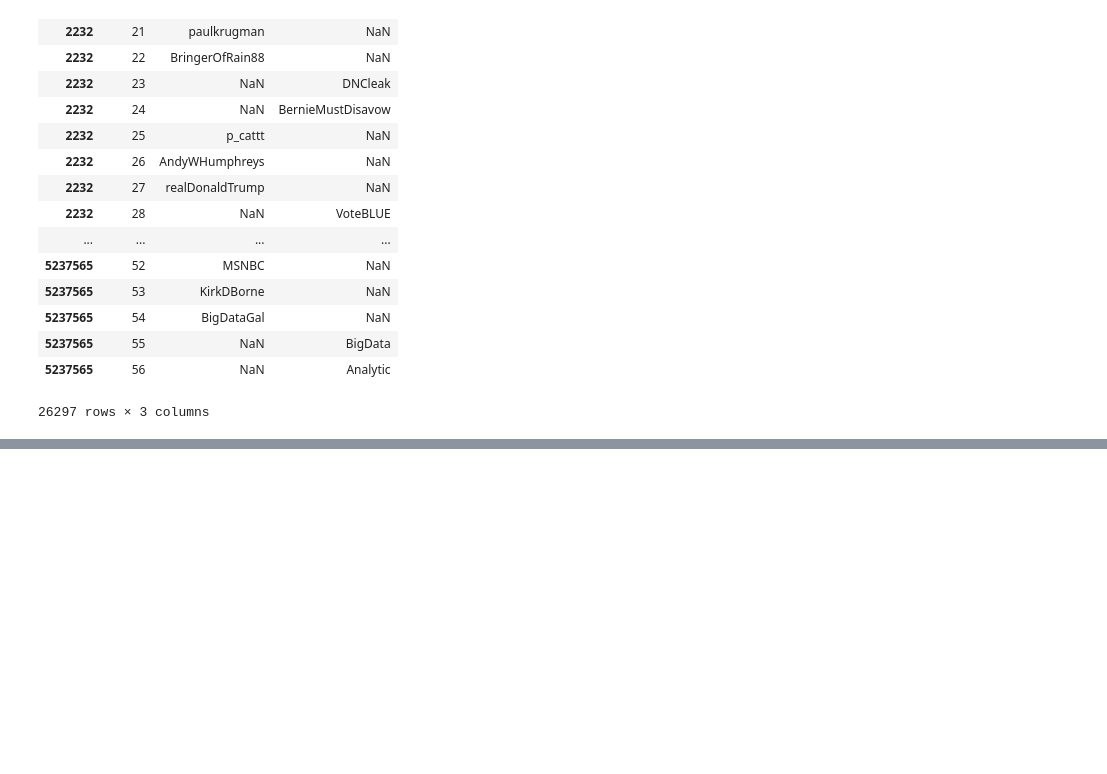
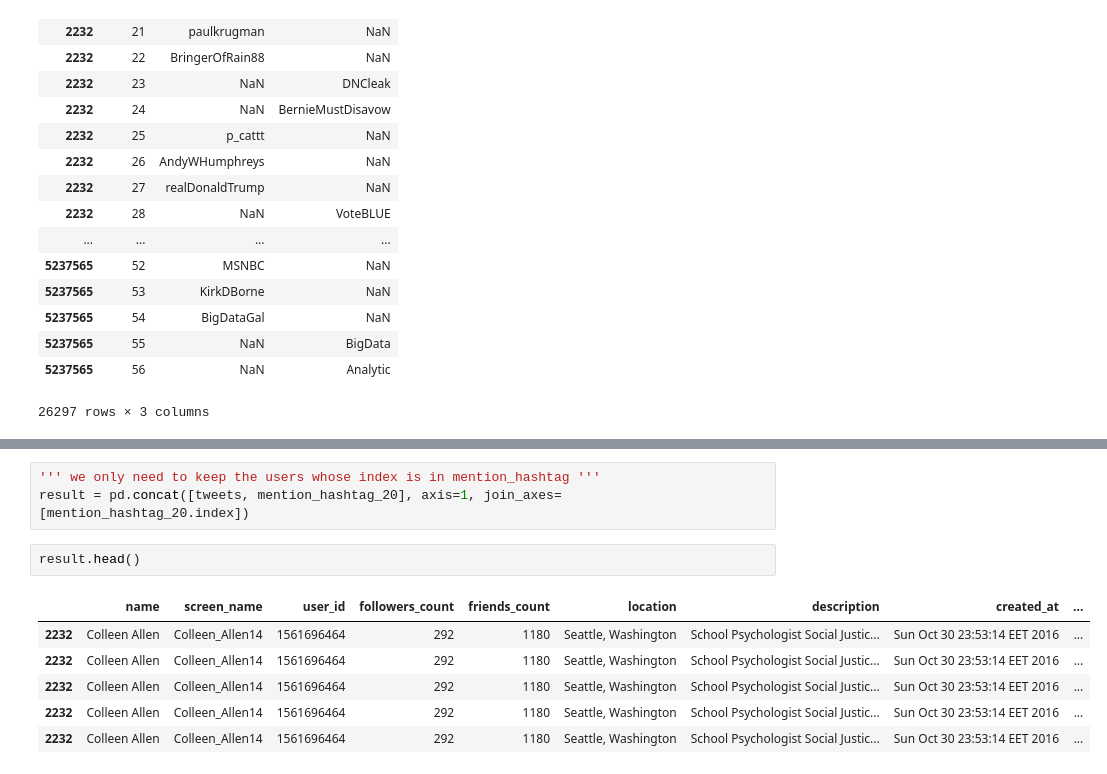
Before and after one commit to aaronenberg/clinton-trump-followers, a Jupyter notebook: csc177-project1.ipynb, the cells around one changed output, grey strips where cells are left out. Drawn from its saved outputs; the diff is of its cells as text; blank space fills up the shorter version.

```diff
--- a/csc177-project1.ipynb
+++ b/csc177-project1.ipynb
@@ -186 +185,13 @@ count_hashtags.query("count >= 19")
 6245 rows × 2 columns
+# %%
+''' we only need to keep the users whose index is in mention_hashtag '''
+result = pd.concat([tweets, mention_hashtag_20], axis=1, join_axes=[mention_hashtag_20.index])
+# %%
+result.head()
+# %% [output]
+|  | name | screen_name | user_id | followers_count | friends_count | location | description | created_at | ... |
+| 2232 | Colleen Allen | Colleen_Allen14 | 1561696464 | 292 | 1180 | Seattle, Washington | School Psychologist Social Justic... | Sun Oct 30 23:53:14 EET 2016 | ... |
+| 2232 | Colleen Allen | Colleen_Allen14 | 1561696464 | 292 | 1180 | Seattle, Washington | School Psychologist Social Justic... | Sun Oct 30 23:53:14 EET 2016 | ... |
+| 2232 | Colleen Allen | Colleen_Allen14 | 1561696464 | 292 | 1180 | Seattle, Washington | School Psychologist Social Justic... | Sun Oct 30 23:53:14 EET 2016 | ... |
+| 2232 | Colleen Allen | Colleen_Allen14 | 1561696464 | 292 | 1180 | Seattle, Washington | School Psychologist Social Justic... | Sun Oct 30 23:53:14 EET 2016 | ... |
+| 2232 | Colleen Allen | Colleen_Allen14 | 1561696464 | 292 | 1180 | Seattle, Washington | School Psychologist Social Justic... | Sun Oct 30 23:53:14 EET 2016 | ... |
```
Also changed, not shown: parts of 3 cells of this notebook.
